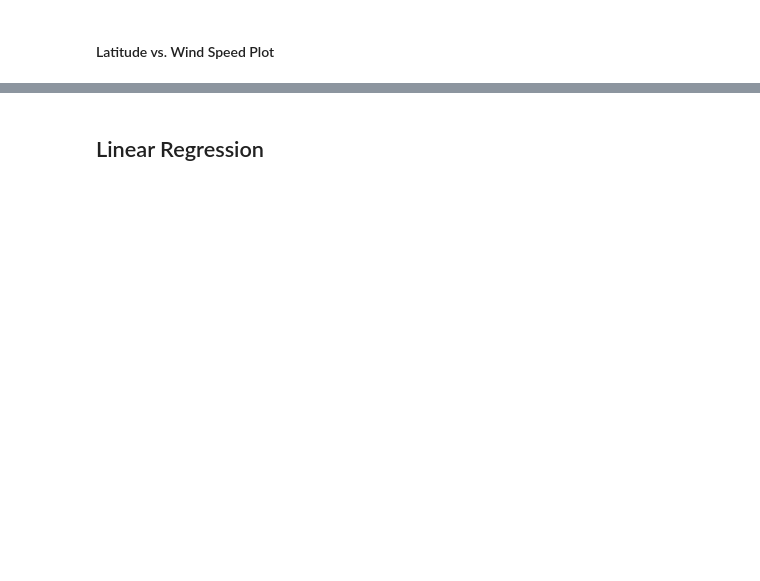
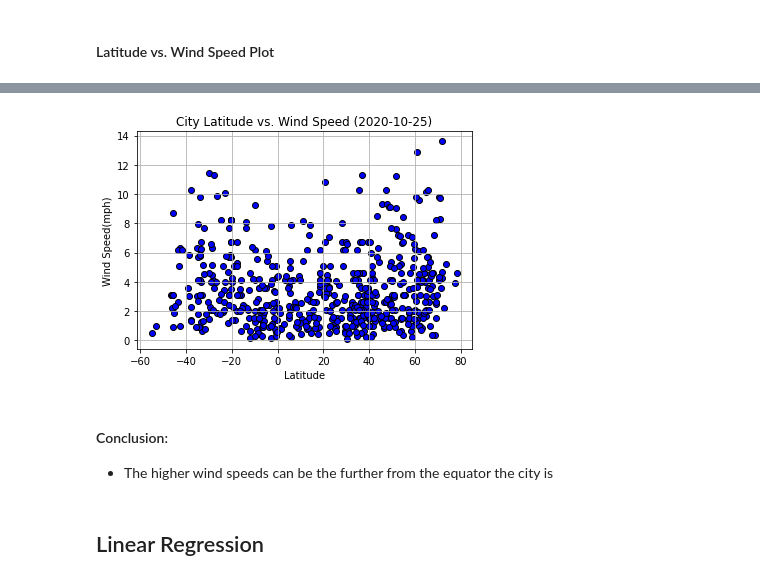
Before and after one commit to samuelceron/python-api-challenge, a Jupyter notebook: WeatherPy.ipynb, the cells around one changed output, grey strips where cells are left out. Drawn from its saved outputs; the diff is of its cells as text; code cells hidden in the pictures; blank space fills up the shorter version.

```diff
--- a/WeatherPy.ipynb
+++ b/WeatherPy.ipynb
@@ -208,3 +209,17 @@ plt.show()
+# %%
+#Build Latitude vs Wind Speed Plot
+plt.scatter(city_df["Lat"], city_df["Wind Speed"], marker = "o", color = "blue",edgecolor = "black")
+plt.grid()
+plt.xlabel("Latitude")
+plt.ylabel("Wind Speed(mph)")
+plt.title(f"City Latitude vs. Wind Speed ({city_df['Date'][0]})")
+plt.savefig("Output_plots/lat_windSpeed_plot")
+plt.show()
+# %% [output]
+[figure, added]
+# %% [markdown]
+#### Conclusion:
+* The higher wind speeds can be the further from the equator the city is
 # %% [markdown]
 ## Linear Regression
 # %%
```
Also changed, not shown: parts of 7 cells of this notebook, 3 other files.
